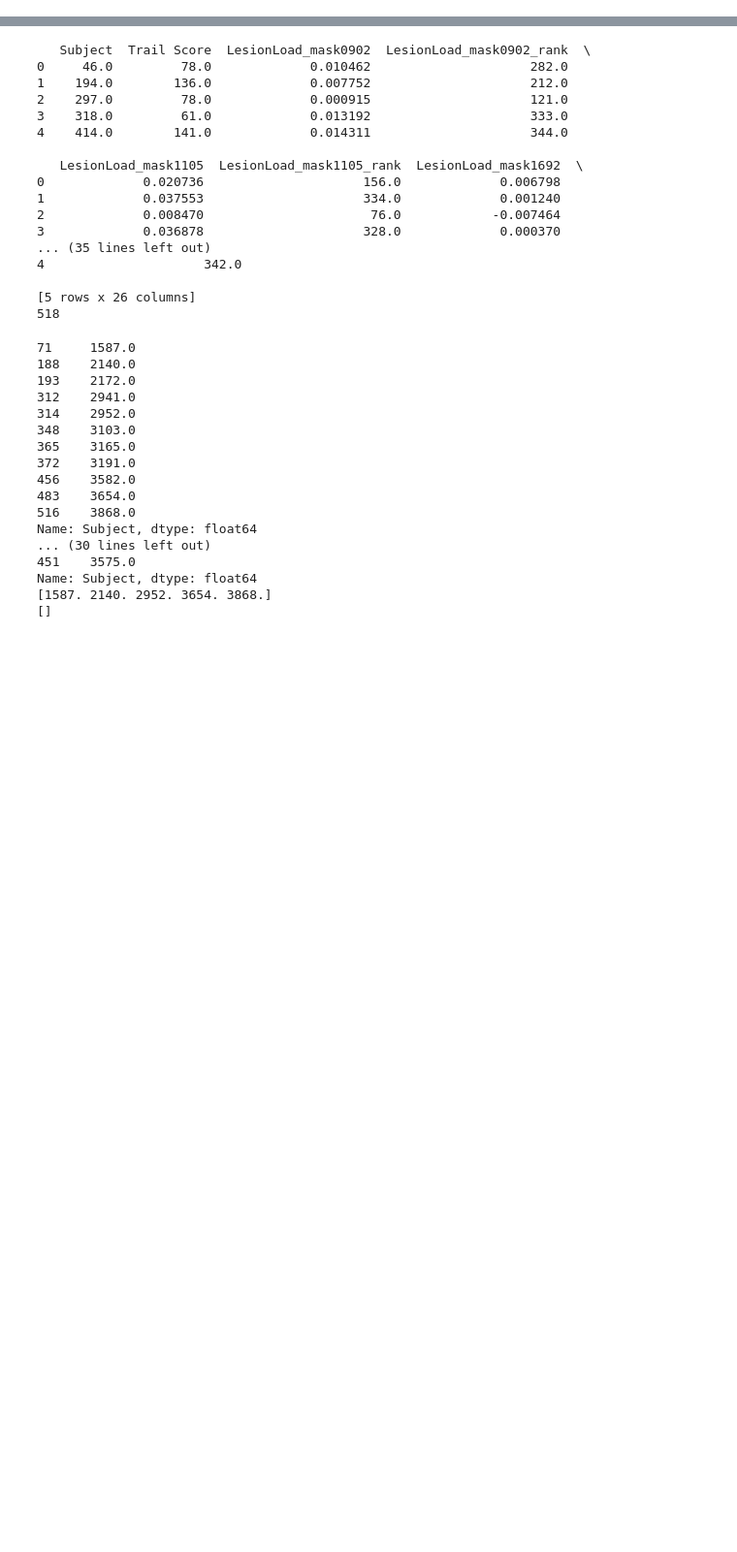
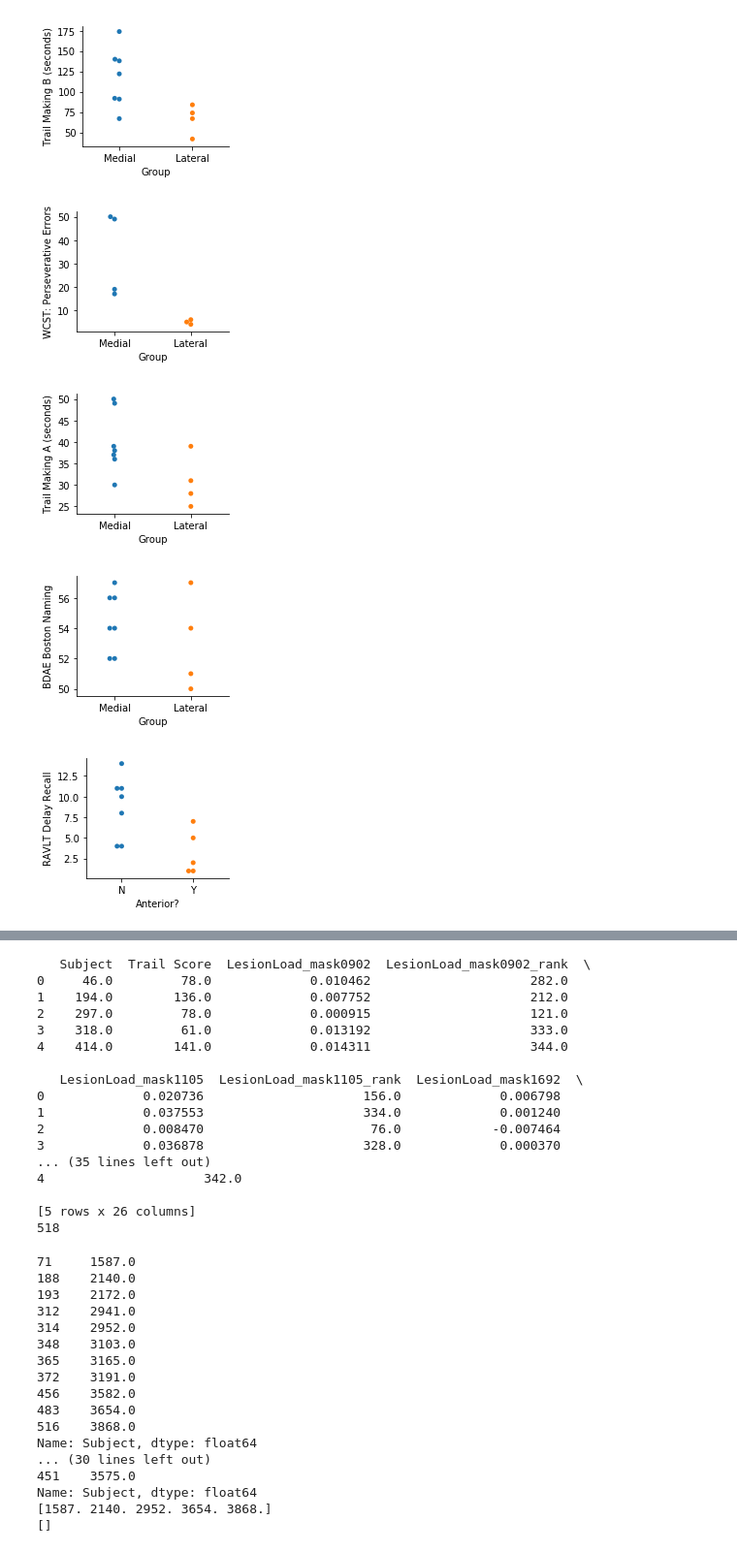
Before and after one commit to kaihwang/LesionNetwork, a Jupyter notebook: Lesion Analysis.ipynb, the cells around one changed output, grey strips where cells are left out. Shown at 97% size. Drawn from its saved outputs; the diff is of its cells as text; code cells hidden in the pictures; blank space fills up the shorter version.

```diff
--- a/Lesion Analysis.ipynb
+++ b/Lesion Analysis.ipynb
@@ -5,0 +12,2 @@ import matplotlib.pyplot as plt
+# %%
+df = pd.read_csv('Neuropsych.csv')
@@ -5,0 +24,34 @@ import matplotlib.pyplot as plt
+# %%
+fig2a=sns.catplot(x="Group", y="Trail Making B (seconds)",
+              data=df,
+              kind="swarm",
+              height=2.5, aspect=1.2)
+
+fig2b=sns.catplot(x="Group", y="WCST: Perseverative Errors",
+              data=df,
+              kind="swarm",
+              height=2.5, aspect=1.2)
+fig2a.savefig("fig2a.pdf")
+fig2b.savefig("fig2b.pdf")
+fig2c=sns.catplot(x="Group", y="Trail Making A (seconds)",
+              data=df,
+              kind="swarm",
+              height=2.5, aspect=1.2)
+fig2c.savefig("fig2c.pdf")
+fig2d=sns.catplot(x="Group", y="BDAE Boston Naming",
+              data=df,
+              kind="swarm",
+              height=2.5, aspect=1.2)
+fig2d.savefig("fig2d.pdf")
+
+fig2e=sns.catplot(x="Anterior?", y="RAVLT Delay Recall",
+              data=df,
+              kind="swarm",
+              height=2.5, aspect=1.2)
+fig2e.savefig("fig2e.pdf")
+# %% [output]
+[figure, added]
+[figure, added]
+[figure, added]
+[figure, added]
+[figure, added]
```
Also changed, not shown: parts of 6 cells of this notebook, 1 other file.
